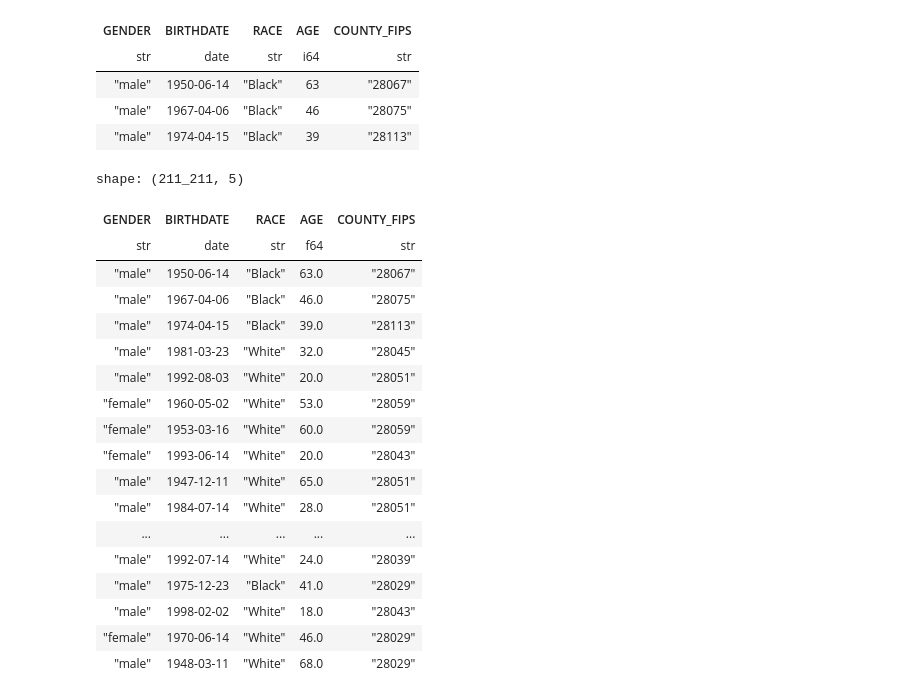
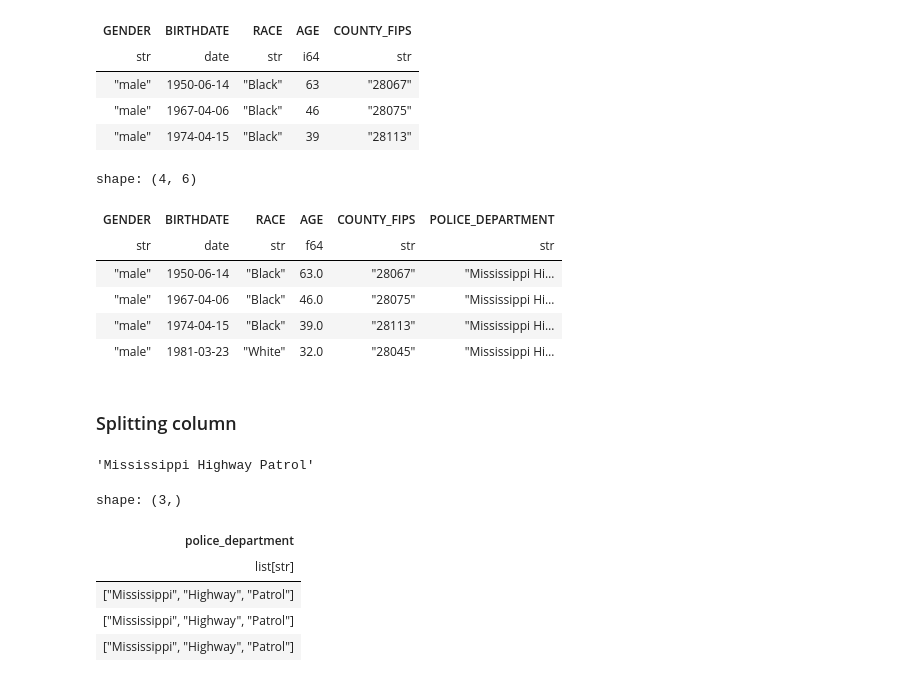
Before and after one commit to birusod/Projects2024, a Jupyter notebook: PyDocs/W01_BOYD/polars-1.ipynb, the cells around one changed output. Drawn from its saved outputs; the diff is of its cells as text; code cells hidden in the pictures.

```diff
--- a/PyDocs/W01_BOYD/polars-1.ipynb
+++ b/PyDocs/W01_BOYD/polars-1.ipynb
@@ -34,7 +63,7 @@ df = pl.read_csv(
     dtypes=[pl.String, pl.Date, pl.String, pl.String, pl.String, pl.String, pl.Date, pl.String, pl.String, pl.Int64, pl.String],
     infer_schema_length=10000,
     ignore_errors = True,
-    null_values = list('NA'))
+    null_values = list(['NA', '']))
 # %%
 df.head(4)
 # %% [output]
@@ -167,6 +211,6 @@ shape: (3, 4)
 # %% [markdown]
 ### Converting Dtypes
 # %%
-drivers_df = df.select(pl.selectors.starts_with('driver'), 'county_fips')
+drivers_df = df.select(pl.selectors.starts_with('driver'), 'county_fips', 'police_department')
 drivers_df.head(2)
 # %% [output]
@@ -299,28 +343,32 @@ shape: (3, 5)
 # %%
 (
     drivers_df
         .with_columns(pl.col('driver_age').cast(pl.Float64))
         .pipe(
             lambda d: d.rename({ col: col.replace('driver_', '').upper() for col in d.columns })
             )
+        .head(4)
 )
 # %% [output]
-shape: (211_211, 5)
+shape: (4, 6)
-| GENDER | BIRTHDATE | RACE | AGE | COUNTY_FIPS |
-| str | date | str | f64 | str |
-| "male" | 1950-06-14 | "Black" | 63.0 | "28067" |
-| "male" | 1967-04-06 | "Black" | 46.0 | "28075" |
-| "male" | 1974-04-15 | "Black" | 39.0 | "28113" |
-| "male" | 1981-03-23 | "White" | 32.0 | "28045" |
-| "male" | 1992-08-03 | "White" | 20.0 | "28051" |
-| "female" | 1960-05-02 | "White" | 53.0 | "28059" |
-| "female" | 1953-03-16 | "White" | 60.0 | "28059" |
-| "female" | 1993-06-14 | "White" | 20.0 | "28043" |
-| "male" | 1947-12-11 | "White" | 65.0 | "28051" |
-| "male" | 1984-07-14 | "White" | 28.0 | "28051" |
-| ... | ... | ... | ... | ... |
-| "male" | 1992-07-14 | "White" | 24.0 | "28039" |
-| "male" | 1975-12-23 | "Black" | 41.0 | "28029" |
-| "male" | 1998-02-02 | "White" | 18.0 | "28043" |
-| "female" | 1970-06-14 | "White" | 46.0 | "28029" |
-| "male" | 1948-03-11 | "White" | 68.0 | "28029" |
+| GENDER | BIRTHDATE | RACE | AGE | COUNTY_FIPS | POLICE_DEPARTMENT |
+| str | date | str | f64 | str | str |
+| "male" | 1950-06-14 | "Black" | 63.0 | "28067" | "Mississippi Hi… |
+| "male" | 1967-04-06 | "Black" | 46.0 | "28075" | "Mississippi Hi… |
+| "male" | 1974-04-15 | "Black" | 39.0 | "28113" | "Mississippi Hi… |
+| "male" | 1981-03-23 | "White" | 32.0 | "28045" | "Mississippi Hi… |
+# %% [markdown]
+### Splitting column
+# %%
+drivers_df['police_department'][0]
+# %% [output]
+'Mississippi Highway Patrol'
+# %%
+drivers_df['police_department'].str.split(' ').head(3)
+# %% [output]
+shape: (3,)
+| police_department |
+| list[str] |
+| ["Mississippi", "Highway", "Patrol"] |
+| ["Mississippi", "Highway", "Patrol"] |
+| ["Mississippi", "Highway", "Patrol"] |
```
Also changed, not shown: parts of 76 cells of this notebook.
